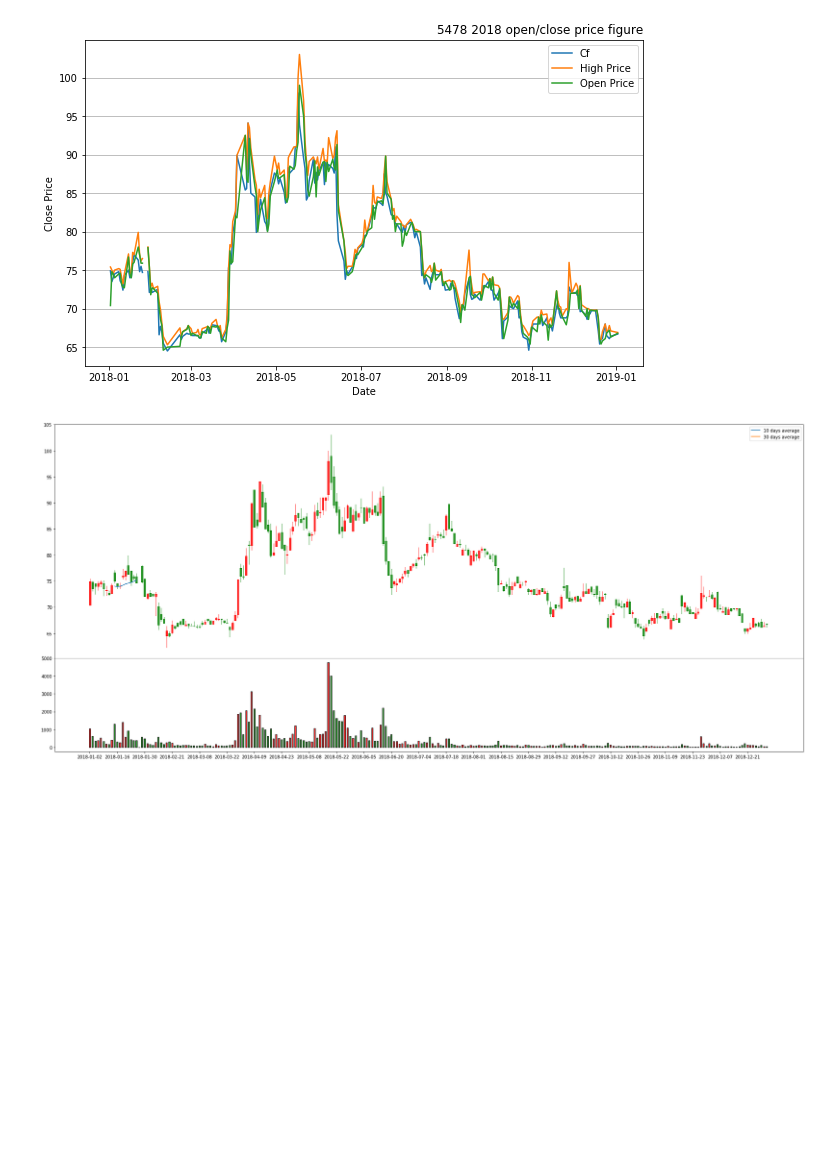
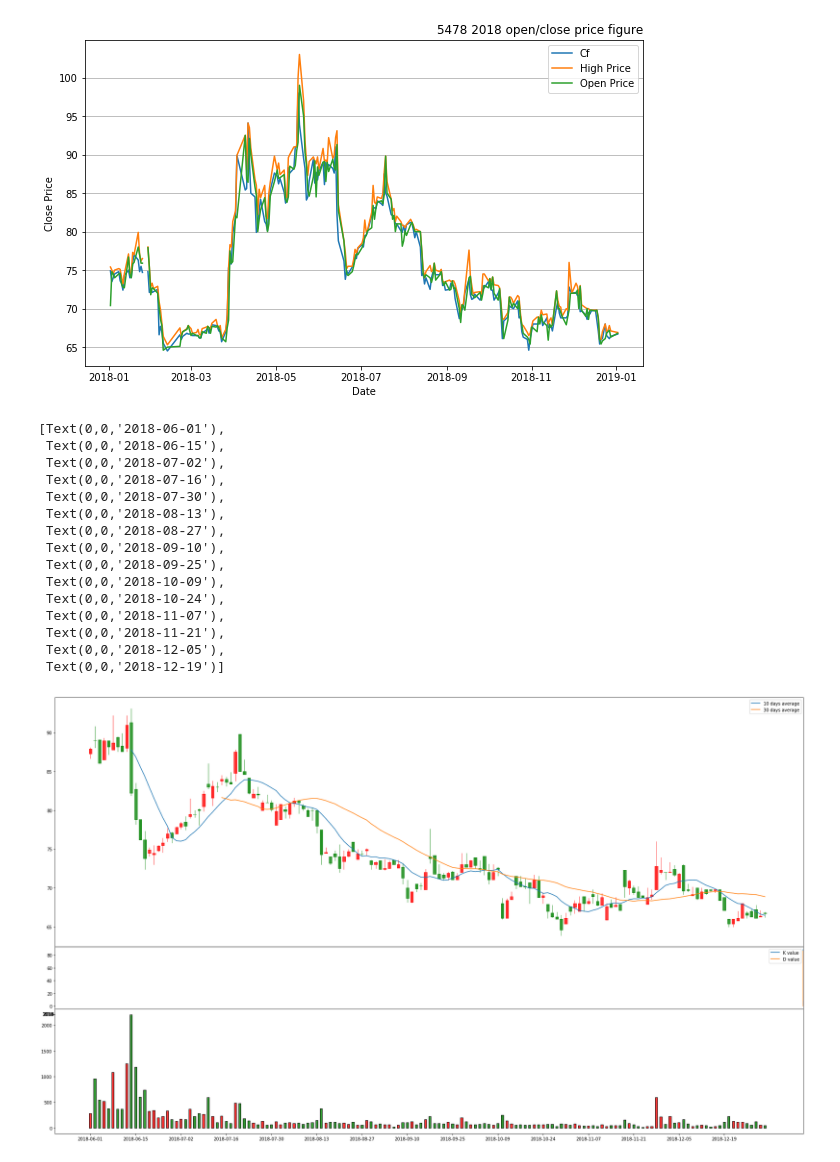
Before and after one commit to ChenYO/stockAna, a Jupyter notebook: StockAnalyze.ipynb, the cells around one changed output. Cells and saved outputs as stored; diff of their text form; code cells hidden in the pictures; blank space fills up the shorter version.

```diff
--- a/StockAnalyze.ipynb
+++ b/StockAnalyze.ipynb
@@ -15,7 +15,7 @@ import matplotlib.pyplot as plt
 # %%
 #取得5478資料並轉為dataframe
 stock_5478 = twstock.Stock('5478')
-stock_5478_2018 = stock_5478.fetch_from(2018, 1)
+stock_5478_2018 = stock_5478.fetch_from(2018, 6)
 stock_5478_2018_pd = pd.DataFrame(stock_5478_2018)
 stock_5478_2018_pd = stock_5478_2018_pd.set_index('date')
 # %%
@@ -35,29 +35,60 @@ plt.legend()
 # %%
 #取得一整年的資料
 stock_5478_2018_pd_index = stock_5478_2018_pd.index.format(formatter=lambda x: x.strftime('%Y-%m-%d'))
-fig = plt.figure(figsize=(24, 15))
-ax = fig.add_axes([0, 0.2, 1, 0.5])
-ax2 = fig.add_axes([0, 0, 1, 0.2])
 
+stock_5478_2018_pd.dropna()
+fig = plt.figure(figsize=(24, 20))
+ax = fig.add_axes([0, 0.3, 1, 0.4])
+ax2 = fig.add_axes([0, 0.2, 1, 0.1])
+ax3 = fig.add_axes([0, 0, 1, 0.2])
+
+#繪製Ｋ線圖
 ax.set_xticks(range(0, len(stock_5478_2018_pd_index), 10))
 ax.set_xticklabels(stock_5478_2018_pd_index[::10])
 mpf.candlestick2_ochl(ax, stock_5478_2018_pd.open, stock_5478_2018_pd.close, stock_5478_2018_pd.high,
                       stock_5478_2018_pd.low, width=0.6, colorup='r', colordown='g', alpha=0.75)
 
+#繪製均線
 sma_10 = talib.SMA(np.array(stock_5478_2018_pd.close), 10)
 sma_30 = talib.SMA(np.array(stock_5478_2018_pd.close), 30)
-plt.rcParams['font.sans-serif']=['Microsoft JhengHei']
+#plt.rcParams['font.sans-serif']=['Microsoft JhengHei']
 ax.plot(sma_10, label='10 days average')
 ax.plot(sma_30, label='30 days average')
 ax.legend()
 
-mpf.volume_overlay(ax2, stock_5478_2018_pd.open, stock_5478_2018_pd.close, stock_5478_2018_pd.transaction, colorup='r', colordown='g', width=0.5, alpha=0.8)
+#計算KD
+stock_5478_2018_pd['k'], stock_5478_2018_pd['d'] = talib.STOCH(stock_5478_2018_pd.high, stock_5478_2018_pd.low, stock_5478_2018_pd.close)
+stock_5478_2018_pd['k'].fillna(value=0, inplace=True)
+stock_5478_2018_pd['d'].fillna(value=0, inplace=True)
+
+#繪製KD圖
+ax2.plot(stock_5478_2018_pd['k'], label='K value')
+ax2.plot(stock_5478_2018_pd['d'], label='D value')
 ax2.set_xticks(range(0, len(stock_5478_2018_pd_index), 10))
 ax2.set_xticklabels(stock_5478_2018_pd_index[::10])
+ax2.legend()
 
-ax.legend();
+#繪製成交量
+mpf.volume_overlay(ax3, stock_5478_2018_pd.open, stock_5478_2018_pd.close, stock_5478_2018_pd.transaction, colorup='r', colordown='g', width=0.5, alpha=0.8)
+ax3.set_xticks(range(0, len(stock_5478_2018_pd_index), 10))
+ax3.set_xticklabels(stock_5478_2018_pd_index[::10])
 # %% [output]
+[Text(0,0,'2018-06-01'),
+ Text(0,0,'2018-06-15'),
+ Text(0,0,'2018-07-02'),
+ Text(0,0,'2018-07-16'),
+ Text(0,0,'2018-07-30'),
+ Text(0,0,'2018-08-13'),
+ Text(0,0,'2018-08-27'),
+ Text(0,0,'2018-09-10'),
+ Text(0,0,'2018-09-25'),
+ Text(0,0,'2018-10-09'),
+ Text(0,0,'2018-10-24'),
+ Text(0,0,'2018-11-07'),
+ Text(0,0,'2018-11-21'),
+ Text(0,0,'2018-12-05'),
+ Text(0,0,'2018-12-19')]
-[figure, old version]
+[figure, new version]
 # %%
 def stockFig(stock_code, year, month):
     stock = twstock.Stock(stock_code)
```
Also changed, not shown: parts of 4 cells of this notebook, 1 other file.
